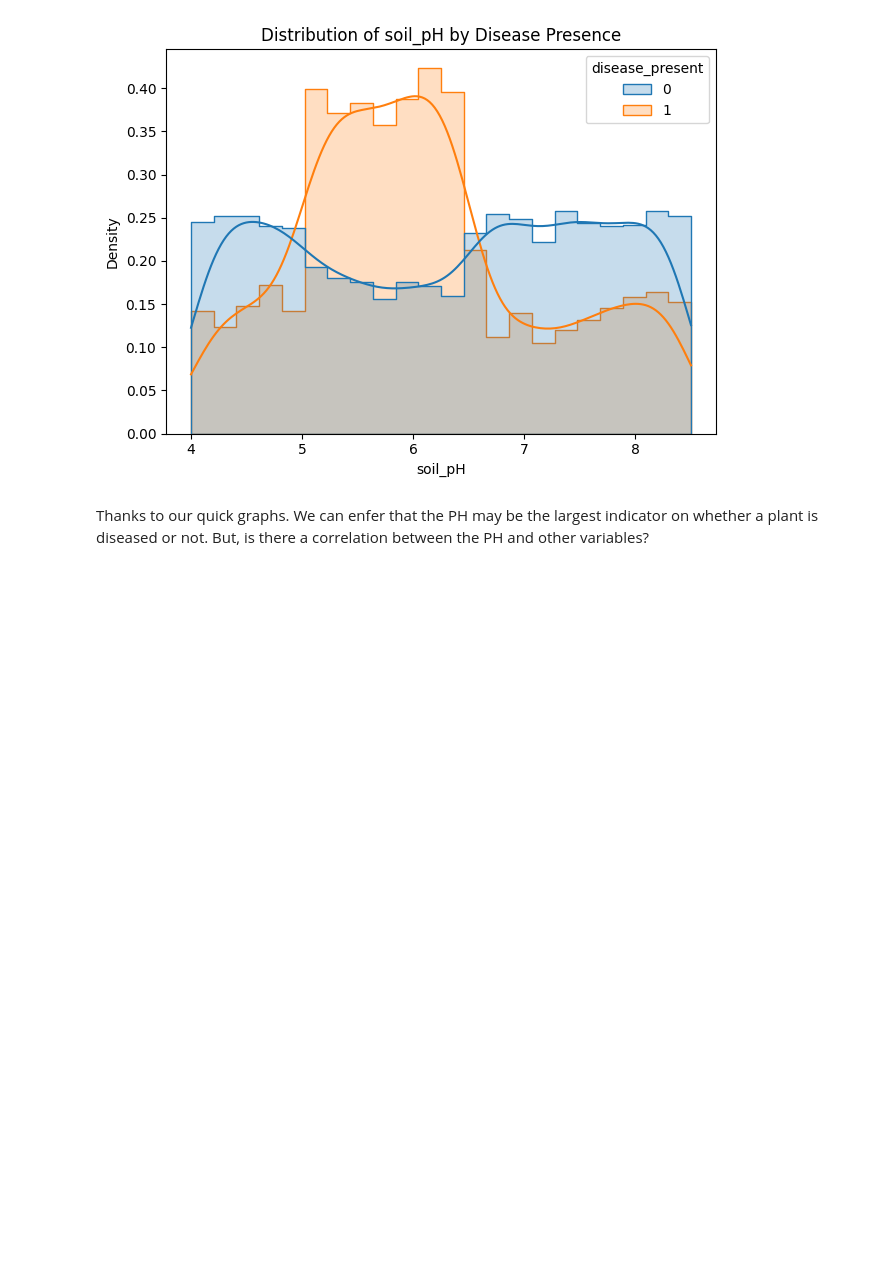
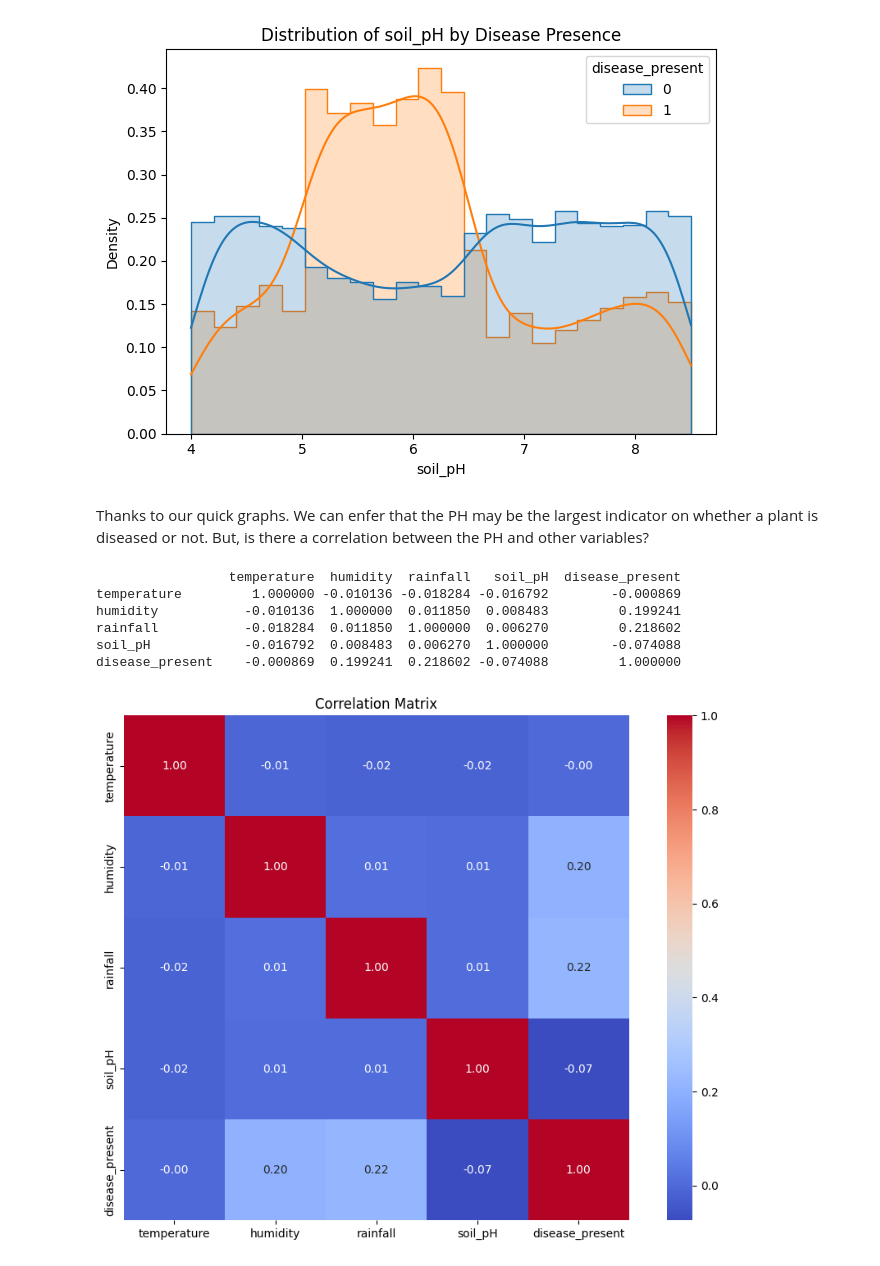
Before and after one commit to AndyBerrios/Flower_Classifier, a Jupyter notebook: notebooks/EDA.ipynb, the cells around one changed output. Saved outputs shown, nothing was run; the diff lists cells and outputs as text; code cells hidden in the pictures; blank space fills up the shorter version.

```diff
--- a/notebooks/EDA.ipynb
+++ b/notebooks/EDA.ipynb
@@ -43,3 +49,20 @@ for col in df.select_dtypes(include='number').columns[:-1]:  # exclude 'disease_
 [figure]
 # %% [markdown]
 Thanks to our quick graphs. We can enfer that the PH may be the largest indicator on whether a plant is diseased or not. But, is there a correlation between the PH and other variables?
+# %%
+c_m = df.corr(numeric_only=True)
+print(c_m)
+# %% [output]
+                 temperature  humidity  rainfall   soil_pH  disease_present
+temperature         1.000000 -0.010136 -0.018284 -0.016792        -0.000869
+humidity           -0.010136  1.000000  0.011850  0.008483         0.199241
+rainfall           -0.018284  0.011850  1.000000  0.006270         0.218602
+soil_pH            -0.016792  0.008483  0.006270  1.000000        -0.074088
+disease_present    -0.000869  0.199241  0.218602 -0.074088         1.000000
+# %%
+plt.figure(figsize=(12, 8))
+sns.heatmap(df.corr(numeric_only=True), annot=True, cmap='coolwarm', fmt=".2f", square=True)
+plt.title("Correlation Matrix")
+plt.show()
+# %% [output]
+[figure, added]
```
Also changed, not shown: parts of 3 cells of this notebook, 1 other file.
